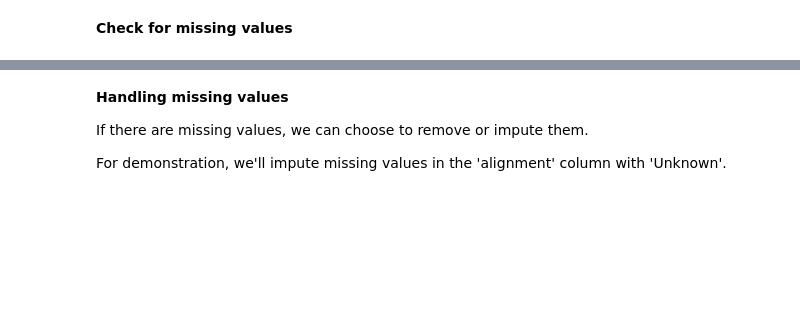
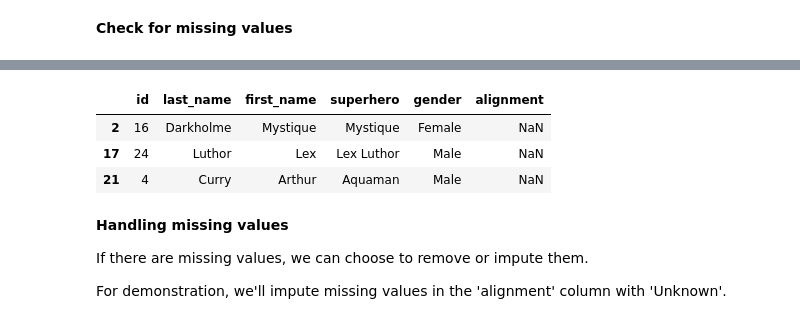
Before and after one commit to isys5002-itp/isys5002-2023-semester2, a Jupyter notebook: 10_1_analysing_and_visualising_superheroes_dataset_Tue10AM.ipynb, the cells around one changed output, grey strips where cells are left out. Cells and saved outputs as stored; diff of their text form; code cells hidden in the pictures; blank space fills up the shorter version.

```diff
--- a/10_1_analysing_and_visualising_superheroes_dataset_Tue10AM.ipynb
+++ b/10_1_analysing_and_visualising_superheroes_dataset_Tue10AM.ipynb
@@ -45,5 +175,11 @@ Use basic Pandas functions to inspect the data:
 # %%
 # Check for missing values in each row
+(df[df['alignment'].isnull()])
+# %% [output]
+|  | id | last_name | first_name | superhero | gender | alignment |
+| 2 | 16 | Darkholme | Mystique | Mystique | Female | NaN |
+| 17 | 24 | Luthor | Lex | Lex Luthor | Male | NaN |
+| 21 | 4 | Curry | Arthur | Aquaman | Male | NaN |
 # %% [markdown]
 **Handling missing values**
 
```
Also changed, not shown: parts of 23 cells of this notebook.
